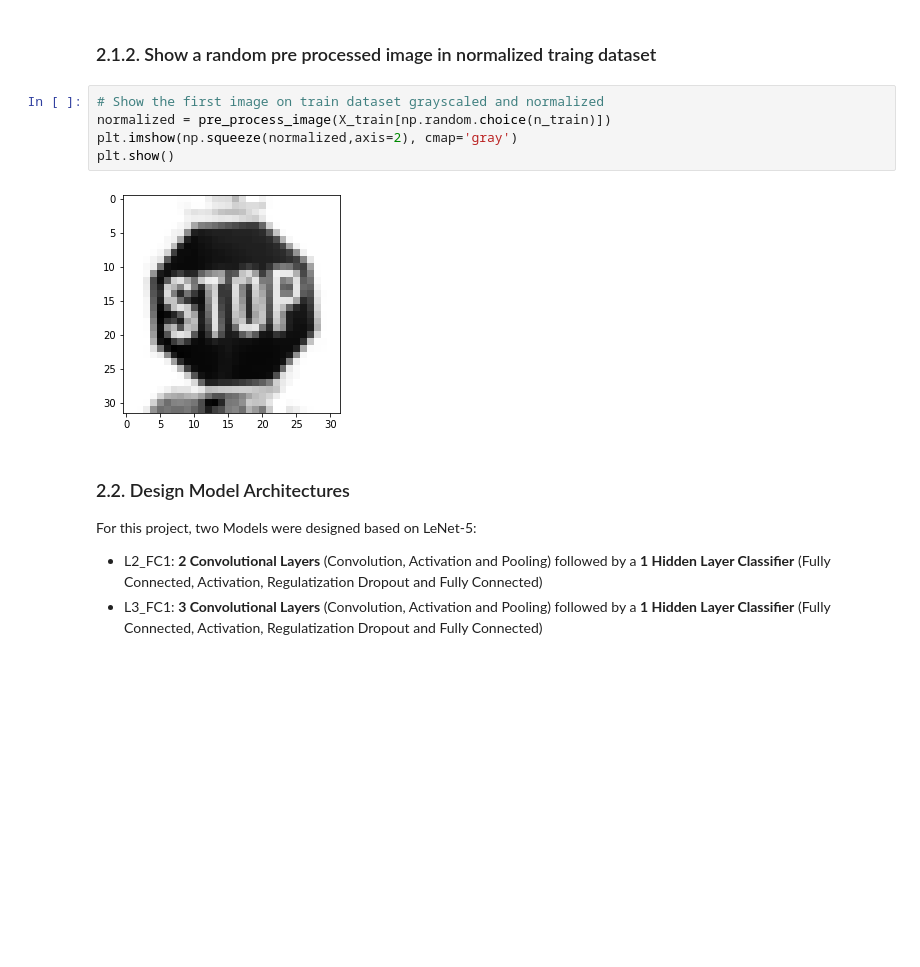
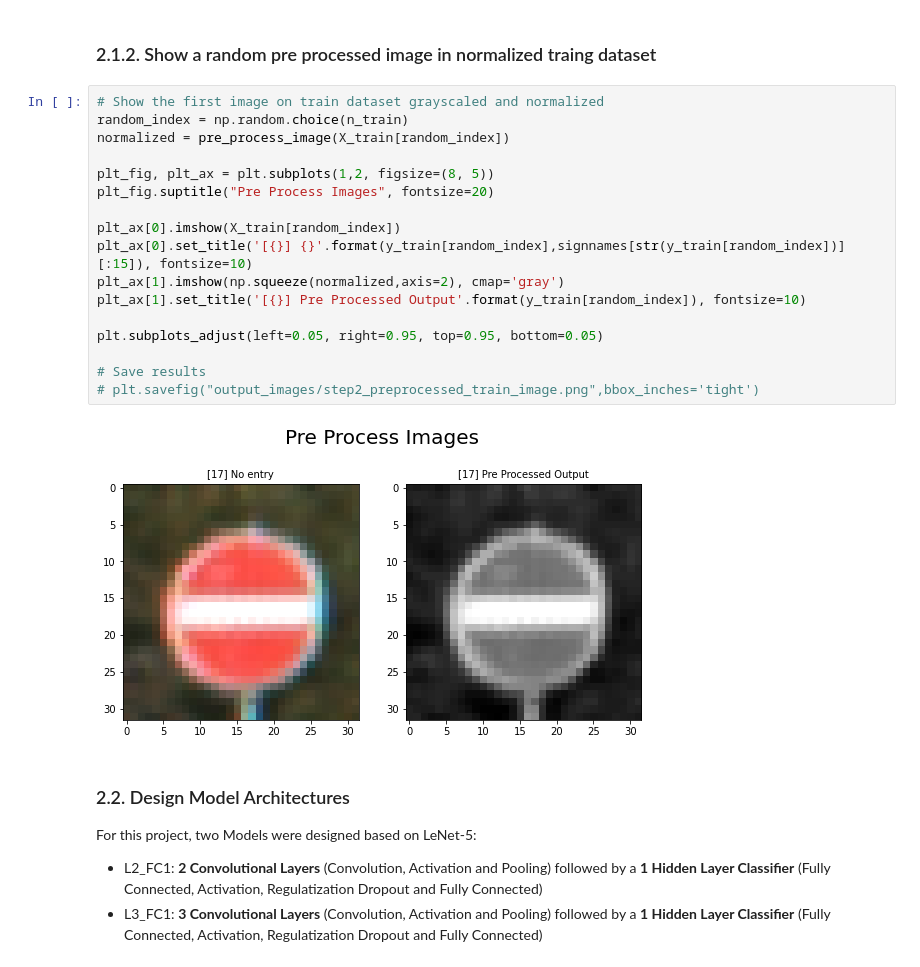
Before and after one commit to rodriguesrenato/CarND-Traffic-Sign-Classifier-Project, a Jupyter notebook: Traffic_Sign_Classifier.ipynb, the cells around one changed output. Drawn from its saved outputs; the diff is of its cells as text; blank space fills up the shorter version.

Commit message:
feat: Added pre processed image visualization

```diff
--- a/Traffic_Sign_Classifier.ipynb
+++ b/Traffic_Sign_Classifier.ipynb
@@ -248,13 +248,25 @@ X_valid_norm = np.array([pre_process_image(xi) for xi in X_valid])
 X_test_norm = np.array([pre_process_image(xi) for xi in X_test])
 # %% [markdown]
 ### 2.1.2. Show a random pre processed image in normalized traing dataset
-# %%
-# Show the first image on train dataset grayscaled and normalized
-normalized = pre_process_image(X_train[np.random.choice(n_train)])
-plt.imshow(np.squeeze(normalized,axis=2), cmap='gray')
-plt.show()
-# %% [output]
-[figure, removed]
+# %%
+# Show the first image on train dataset grayscaled and normalized
+random_index = np.random.choice(n_train)
+normalized = pre_process_image(X_train[random_index])
+
+plt_fig, plt_ax = plt.subplots(1,2, figsize=(8, 5))
+plt_fig.suptitle("Pre Process Images", fontsize=20)
+
+plt_ax[0].imshow(X_train[random_index])
+plt_ax[0].set_title('[{}] {}'.format(y_train[random_index],signnames[str(y_train[random_index])][:15]), fontsize=10)
+plt_ax[1].imshow(np.squeeze(normalized,axis=2), cmap='gray')
+plt_ax[1].set_title('[{}] Pre Processed Output'.format(y_train[random_index]), fontsize=10)
+
+plt.subplots_adjust(left=0.05, right=0.95, top=0.95, bottom=0.05)
+
+# Save results
+# plt.savefig("output_images/step2_preprocessed_train_image.png",bbox_inches='tight')
+# %% [output]
+[figure, added]
 # %% [markdown]
 ### 2.2. Design Model Architectures
 
```
Also changed, not shown: parts of 2 cells of this notebook.
